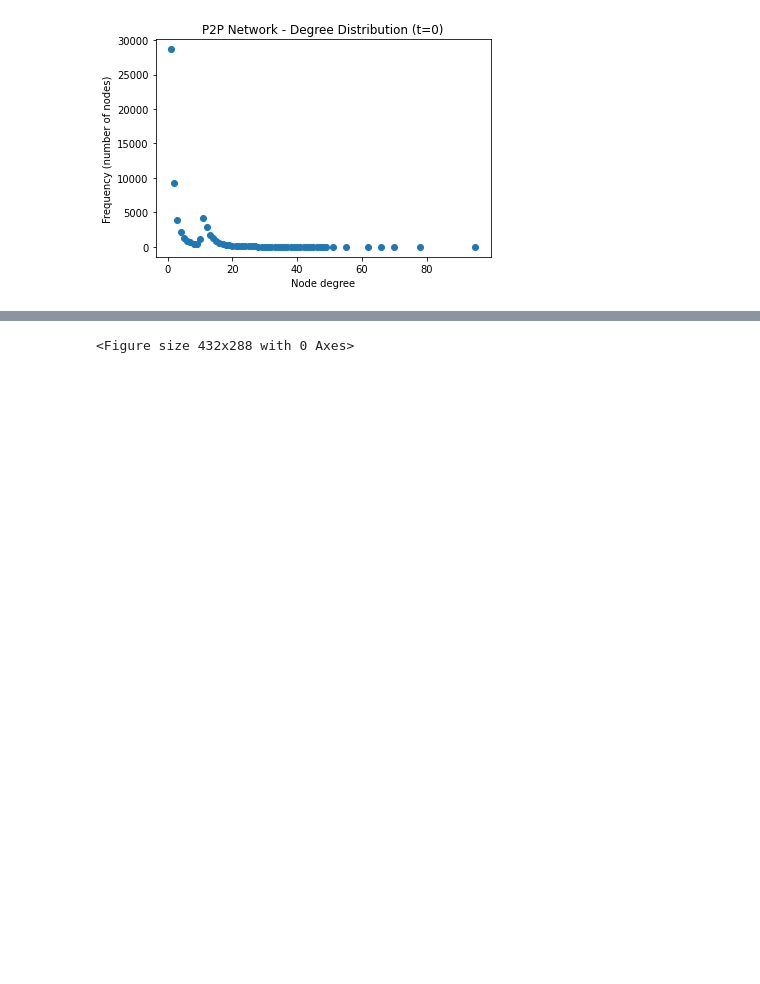
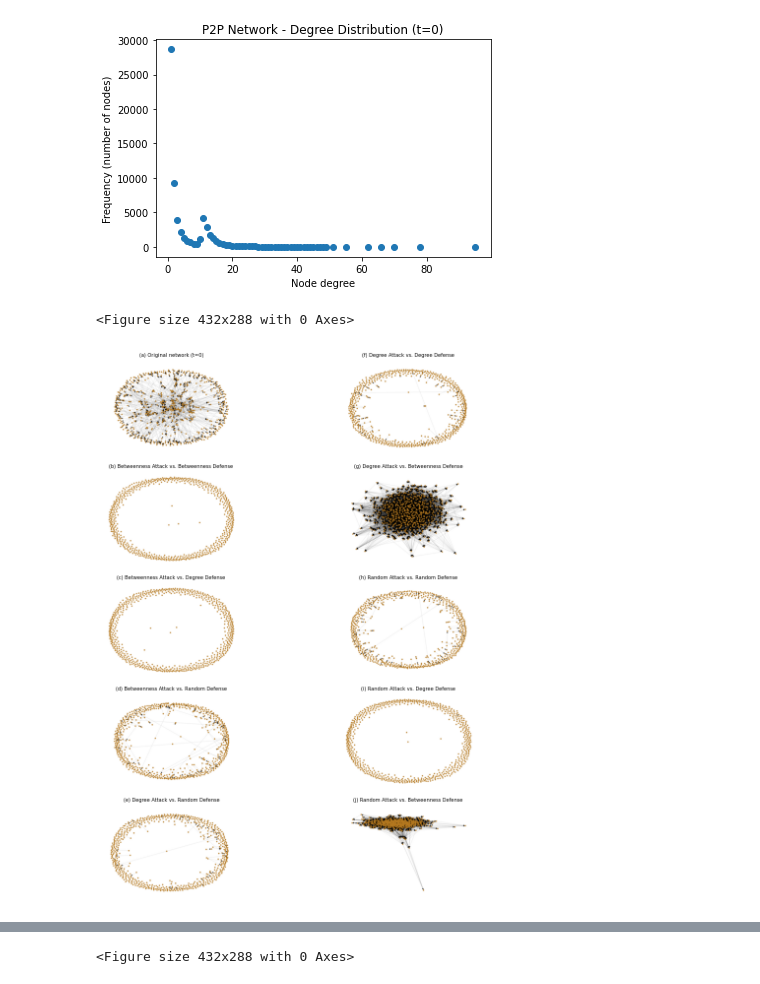
Before and after one commit to tonyrunqihuang/18755-Projects-Network-Destroy-Repair-Game, a Jupyter notebook: experiment/Analysis.ipynb, the cells around one changed output, grey strips where cells are left out. Cells and saved outputs as stored; diff of their text form; code cells hidden in the pictures; blank space fills up the shorter version.

```diff
--- a/experiment/Analysis.ipynb
+++ b/experiment/Analysis.ipynb
@@ -166,4 +166,67 @@ plt.savefig(os.path.join(save_dir, fig_name), format="PNG", dpi=300)
 plt.show()
 # %% [output]
 [figure]
+# %%
+Image0 = cv2.imread(os.path.join(name, 'analysis', algo_name[0], str(p[1]), 'Visual.png'))
+Image1 = cv2.imread(os.path.join(name, 'analysis', algo_name[1], str(p[1]), 'Visual.png'))
+Image2 = cv2.imread(os.path.join(name, 'analysis', algo_name[2], str(p[1]), 'Visual.png'))
+Image3 = cv2.imread(os.path.join(name, 'analysis', algo_name[3], str(p[1]), 'Visual.png'))
+Image4 = cv2.imread(os.path.join(name, 'analysis', algo_name[4], str(p[1]), 'Visual.png'))
+Image5 = cv2.imread(os.path.join(name, 'analysis', algo_name[5], str(p[1]), 'Visual.png'))
+Image6 = cv2.imread(os.path.join(name, 'analysis', algo_name[6], str(p[1]), 'Visual.png'))
+Image7 = cv2.imread(os.path.join(name, 'analysis', algo_name[7], str(p[1]), 'Visual.png'))
+Image8 = cv2.imread(os.path.join(name, 'analysis', algo_name[8], str(p[1]), 'Visual.png'))
+Image9 = cv2.imread(os.path.join(name, 'analysis', 'Visual (t=0).png'))
+
+plt.figure()
+figsize=(10, 10)
+fontsize=5
+fig, ax = plt.subplots(nrows=5, ncols=2, figsize=(8, 8))
+
+ax[0,0].imshow(Image9)
+ax[0,0].set_title('(a) Original network (t=0)', fontsize=fontsize)
+ax[0,0].axis('off')
+
+ax[1,0].imshow(Image0)
+ax[1,0].set_title('(b) {}'.format(algo_name[0]), fontsize=fontsize)
+ax[1,0].axis('off')
+
+ax[2,0].imshow(Image1)
+ax[2,0].set_title('(c) {}'.format(algo_name[1]), fontsize=fontsize)
+ax[2,0].axis('off')
+
+ax[3,0].imshow(Image2)
+ax[3,0].set_title('(d) {}'.format(algo_name[2]), fontsize=fontsize)
+ax[3,0].axis('off')
+
+ax[4,0].imshow(Image3)
+ax[4,0].set_title('(e) {}'.format(algo_name[3]), fontsize=fontsize)
+ax[4,0].axis('off')
+
+ax[0,1].imshow(Image4)
+ax[0,1].set_title('(f) {}'.format(algo_name[4]), fontsize=fontsize)
+ax[0,1].axis('off')
+
+ax[1,1].imshow(Image5)
+ax[1,1].set_title('(g) {}'.format(algo_name[5]), fontsize=fontsize)
+ax[1,1].axis('off')
+
+ax[2,1].imshow(Image6)
+ax[2,1].set_title('(h) {}'.format(algo_name[6]), fontsize=fontsize)
+ax[2,1].axis('off')
+
+ax[3,1].imshow(Image7)
+ax[3,1].set_title('(i) {}'.format(algo_name[7]), fontsize=fontsize)
+ax[3,1].axis('off')
+
+ax[4,1].imshow(Image8)
+ax[4,1].set_title('(j) {}'.format(algo_name[8]), fontsize=fontsize)
+ax[4,1].axis('off')
+
+fig.tight_layout()
+plt.savefig('Visualization_complete.png', format="png", dpi=300)
+plt.show()
+# %% [output]
+<Figure size 432x288 with 0 Axes>
+[figure, added]
 # %%
```
Also changed, not shown: parts of 5 cells of this notebook, 3 other files.
